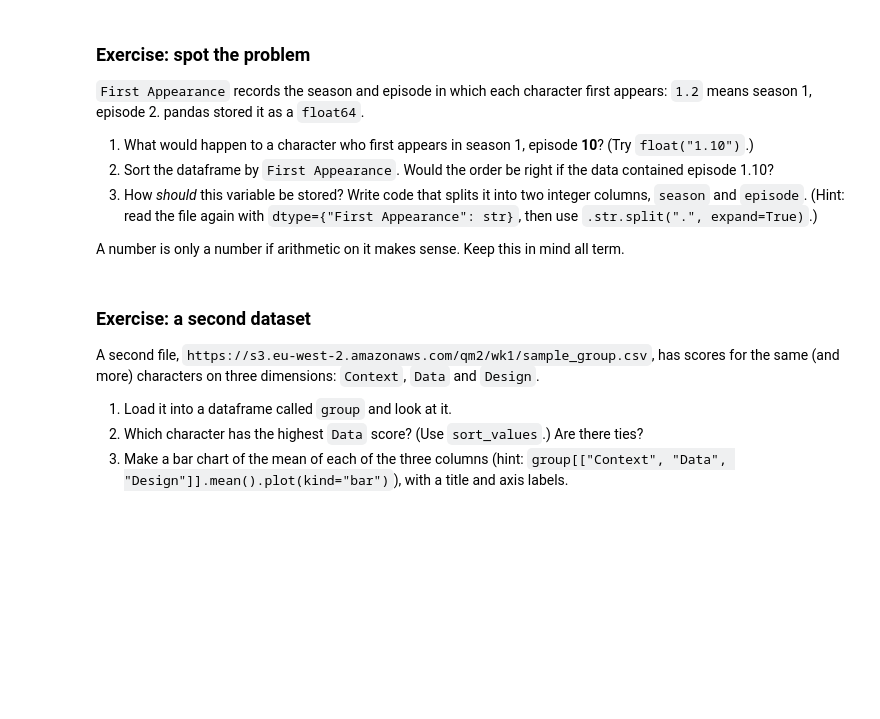
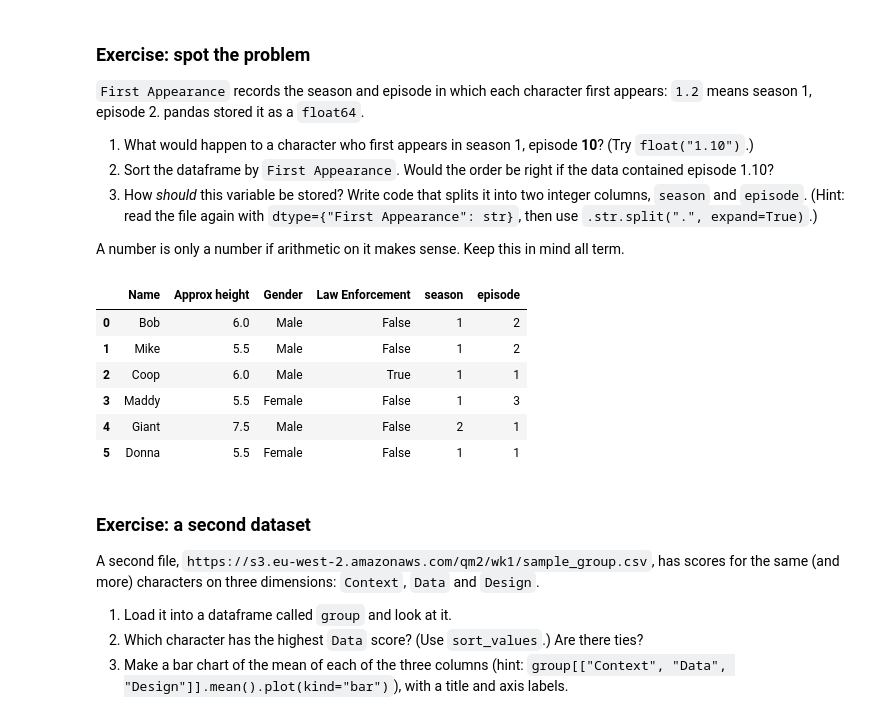
Before and after one commit to ellaxcode/QM2, a Jupyter notebook: notebooks/W01. Python Recap.ipynb, the cells around one changed output. Cells and saved outputs as stored; diff of their text form; code cells hidden in the pictures; blank space fills up the shorter version.

```diff
--- a/notebooks/W01. Python Recap.ipynb
+++ b/notebooks/W01. Python Recap.ipynb
@@ -224,7 +239,41 @@ plt.show()
 
 A number is only a number if arithmetic on it makes sense. Keep this in mind all term.
 # %%
-# your code here
+data
+# print(float("1.10"))
+# print(float("1.01"))
+
+# A1. the data in the origninal data set has been incorrectly stored if there is an episode 10 (and higher), an appearance in the first episode should be stored as 1.01 instead of 1.1
+
+# data
+# data.sort_values(by="First Appearance", ascending=True)
+# A2: the data would not be correctly stored if episode 10 (1.10) and episode 1 (1.1) are stored as the same value, episodes 1-9 should be stored as (1.01, 1.02... 1.09)
+
+
+# A3
+data = pd.read_csv(
+    "https://s3.eu-west-2.amazonaws.com/qm2/wk1/data.csv",
+    dtype={"First Appearance": str}
+)
+split_cols = data["First Appearance"].str.split(".", expand=True)
+
+data["season"] = split_cols[0].astype(int)
+data["episode"] = split_cols[1].astype(int)
+
+data = data.drop(columns="First Appearance")
+data.sort_values(["season", "episode"])
+
+
+data
+#data.dtypes
+# %% [output]
+|  | Name | Approx height | Gender | Law Enforcement | season | episode |
+| 0 | Bob | 6.0 | Male | False | 1 | 2 |
+| 1 | Mike | 5.5 | Male | False | 1 | 2 |
+| 2 | Coop | 6.0 | Male | True | 1 | 1 |
+| 3 | Maddy | 5.5 | Female | False | 1 | 3 |
+| 4 | Giant | 7.5 | Male | False | 2 | 1 |
+| 5 | Donna | 5.5 | Female | False | 1 | 1 |
 # %% [markdown]
 ### Exercise: a second dataset
 
```
Also changed, not shown: parts of 12 cells of this notebook.
